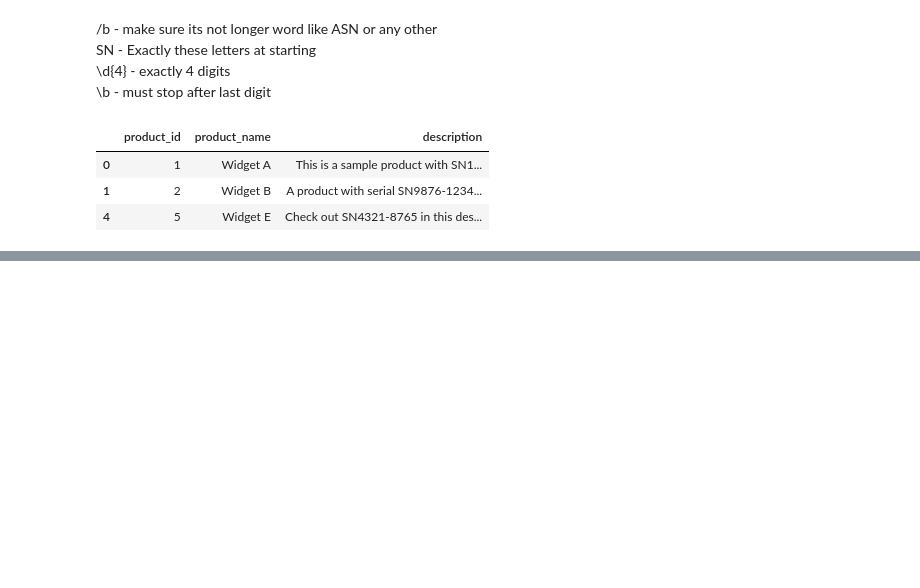
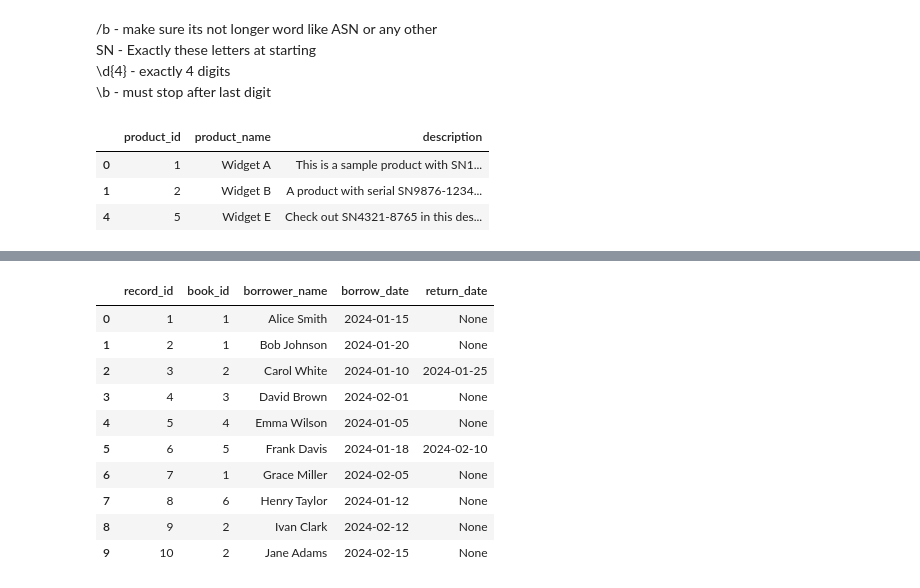
Before and after one commit to Swap-20/Leetcode-Pandas, a Jupyter notebook: Leetcode_Panda.ipynb, the cells around one changed output, grey strips where cells are left out. Saved outputs shown, nothing was run; the diff lists cells and outputs as text; code cells hidden in the pictures; blank space fills up the shorter version.

```diff
--- a/Leetcode_Panda.ipynb
+++ b/Leetcode_Panda.ipynb
@@ -1210,0 +1218,11 @@ filter_data
+# %%
+data = [[1, 'The Great Gatsby', 'F. Scott', 'Fiction', 1925, 3], [2, 'To Kill a Mockingbird', 'Harper Lee', 'Fiction', 1960, 3], [3, '1984', 'George Orwell', 'Dystopian', 1949, 1], [4, 'Pride and Prejudice', 'Jane Austen', 'Romance', 1813, 2], [5, 'The Catcher in the Rye', 'J.D. Salinger', 'Fiction', 1951, 1], [6, 'Brave New World', 'Aldous Huxley', 'Dystopian', 1932, 4]]
+library_books = pd.DataFrame(data,columns={
+    'book_id': pd.Series(dtype='int'),
+    'title': pd.Series(dtype='str'),
+    'author': pd.Series(dtype='str'),
+    'genre': pd.Series(dtype='str'),
+    'publication_year': pd.Series(dtype='int'),
+    'total_copies': pd.Series(dtype='int')
+})
+library_books
@@ -1210,0 +1237,22 @@ filter_data
+# %%
+data = [[1, 1, 'Alice Smith', '2024-01-15', None], [2, 1, 'Bob Johnson', '2024-01-20', None], [3, 2, 'Carol White', '2024-01-10', '2024-01-25'], [4, 3, 'David Brown', '2024-02-01', None], [5, 4, 'Emma Wilson', '2024-01-05', None], [6, 5, 'Frank Davis', '2024-01-18', '2024-02-10'], [7, 1, 'Grace Miller', '2024-02-05', None], [8, 6, 'Henry Taylor', '2024-01-12', None], [9, 2, 'Ivan Clark', '2024-02-12', None], [10, 2, 'Jane Adams', '2024-02-15', None]]
+borrowing_records = pd.DataFrame(data,columns={
+    'record_id': pd.Series(dtype='int'),
+    'book_id': pd.Series(dtype='int'),
+    'borrower_name': pd.Series(dtype='str'),
+    'borrow_date': pd.Series(dtype='datetime64[ns]'),
+    'return_date': pd.Series(dtype='datetime64[ns]')
+})
+borrowing_records
+# %% [output]
+|  | record_id | book_id | borrower_name | borrow_date | return_date |
+| 0 | 1 | 1 | Alice Smith | 2024-01-15 | None |
+| 1 | 2 | 1 | Bob Johnson | 2024-01-20 | None |
+| 2 | 3 | 2 | Carol White | 2024-01-10 | 2024-01-25 |
+| 3 | 4 | 3 | David Brown | 2024-02-01 | None |
+| 4 | 5 | 4 | Emma Wilson | 2024-01-05 | None |
+| 5 | 6 | 5 | Frank Davis | 2024-01-18 | 2024-02-10 |
+| 6 | 7 | 1 | Grace Miller | 2024-02-05 | None |
+| 7 | 8 | 6 | Henry Taylor | 2024-01-12 | None |
+| 8 | 9 | 2 | Ivan Clark | 2024-02-12 | None |
+| 9 | 10 | 2 | Jane Adams | 2024-02-15 | None |
```
Also changed, not shown: parts of 8 cells of this notebook.
